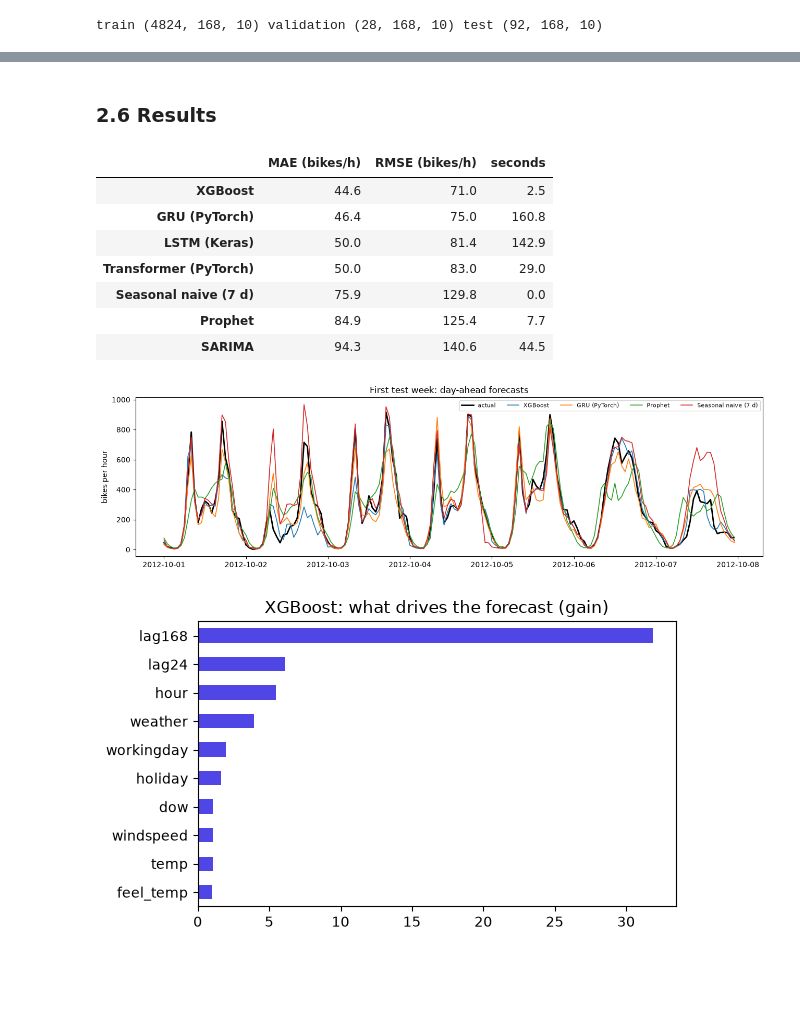
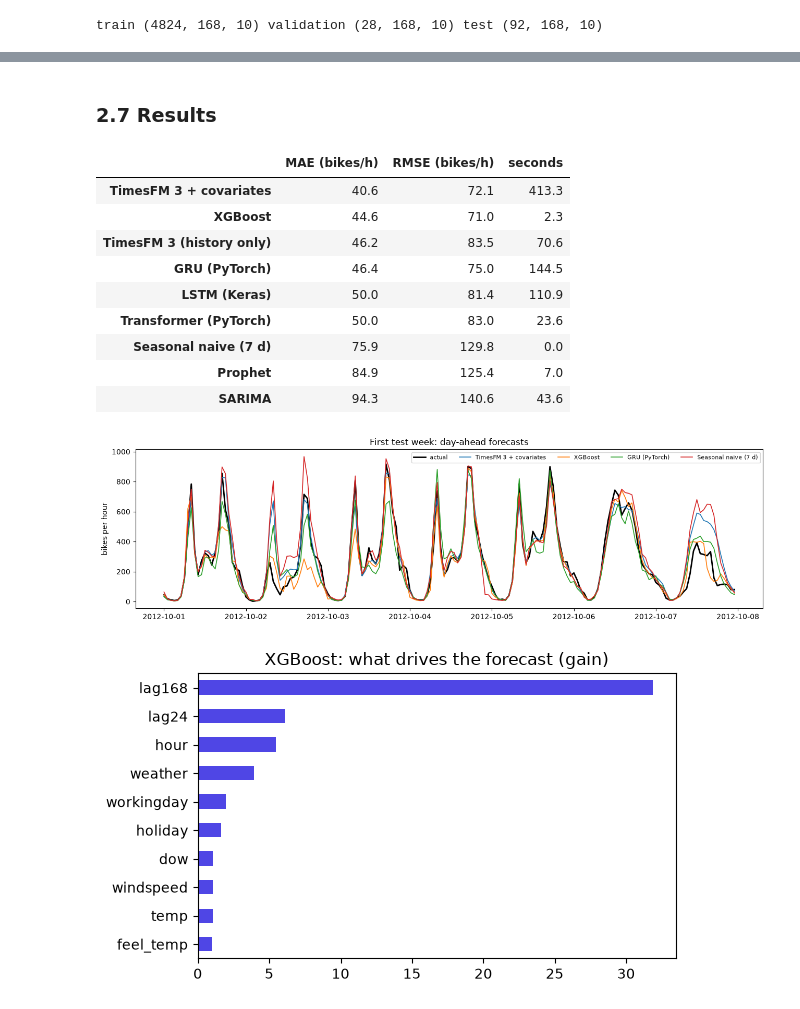
Before and after one commit to fborbon/academy, a Jupyter notebook: python/12_time_series_forecasting.ipynb, the cells around one changed output, grey strips where cells are left out. Drawn from its saved outputs; the diff is of its cells as text; code cells hidden in the pictures; blank space fills up the shorter version.

```diff
--- a/python/12_time_series_forecasting.ipynb
+++ b/python/12_time_series_forecasting.ipynb
@@ -318,27 +363,29 @@ Transformer (PyTorch)  MAE   50.0   RMSE   83.0   (29 s)
 # %% [markdown]
-### 2.6 Results
+### 2.7 Results
 # %%
 table_a = pd.DataFrame(results).T.sort_values("MAE (bikes/h)").round(1)
 display(table_a)
 
 week = slice(0, 24 * 7)
 idx = bike.index[bike.index >= TEST_START][week]
 plt.figure(figsize=(13, 3.8))
 plt.plot(idx, y_true[week], color="black", lw=2, label="actual")
-for name in ["XGBoost", "GRU (PyTorch)", "Prophet", "Seasonal naive (7 d)"]:
+for name in ["TimesFM 3 + covariates", "XGBoost", "GRU (PyTorch)", "Seasonal naive (7 d)"]:
     plt.plot(idx, forecasts[name][week], lw=1.2, label=name)
 plt.legend(ncol=5, fontsize=8); plt.title("First test week: day-ahead forecasts"); plt.ylabel("bikes per hour")
 plt.tight_layout(); plt.show()
 # %% [output]
 |  | MAE (bikes/h) | RMSE (bikes/h) | seconds |
-| XGBoost | 44.6 | 71.0 | 2.5 |
-| GRU (PyTorch) | 46.4 | 75.0 | 160.8 |
-| LSTM (Keras) | 50.0 | 81.4 | 142.9 |
-| Transformer (PyTorch) | 50.0 | 83.0 | 29.0 |
+| TimesFM 3 + covariates | 40.6 | 72.1 | 413.3 |
+| XGBoost | 44.6 | 71.0 | 2.3 |
+| TimesFM 3 (history only) | 46.2 | 83.5 | 70.6 |
+| GRU (PyTorch) | 46.4 | 75.0 | 144.5 |
+| LSTM (Keras) | 50.0 | 81.4 | 110.9 |
+| Transformer (PyTorch) | 50.0 | 83.0 | 23.6 |
 | Seasonal naive (7 d) | 75.9 | 129.8 | 0.0 |
-| Prophet | 84.9 | 125.4 | 7.7 |
-| SARIMA | 94.3 | 140.6 | 44.5 |
+| Prophet | 84.9 | 125.4 | 7.0 |
+| SARIMA | 94.3 | 140.6 | 43.6 |
-[figure, old version]
+[figure, new version]
 # %%
 imp = pd.Series(xgb_model.get_booster().get_score(importance_type="gain")).sort_values()
 imp.tail(10).plot.barh(figsize=(6, 3.6), color="#4f46e5", title="XGBoost: what drives the forecast (gain)")
```
Also changed, not shown: parts of 20 cells of this notebook, 6 other files.
